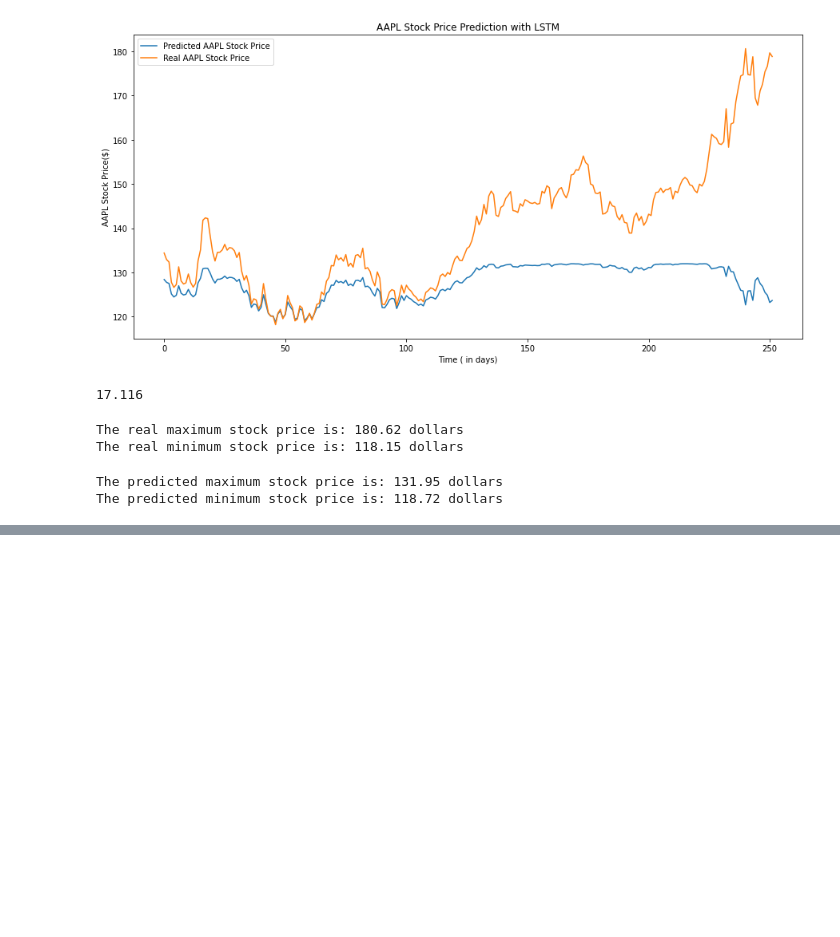
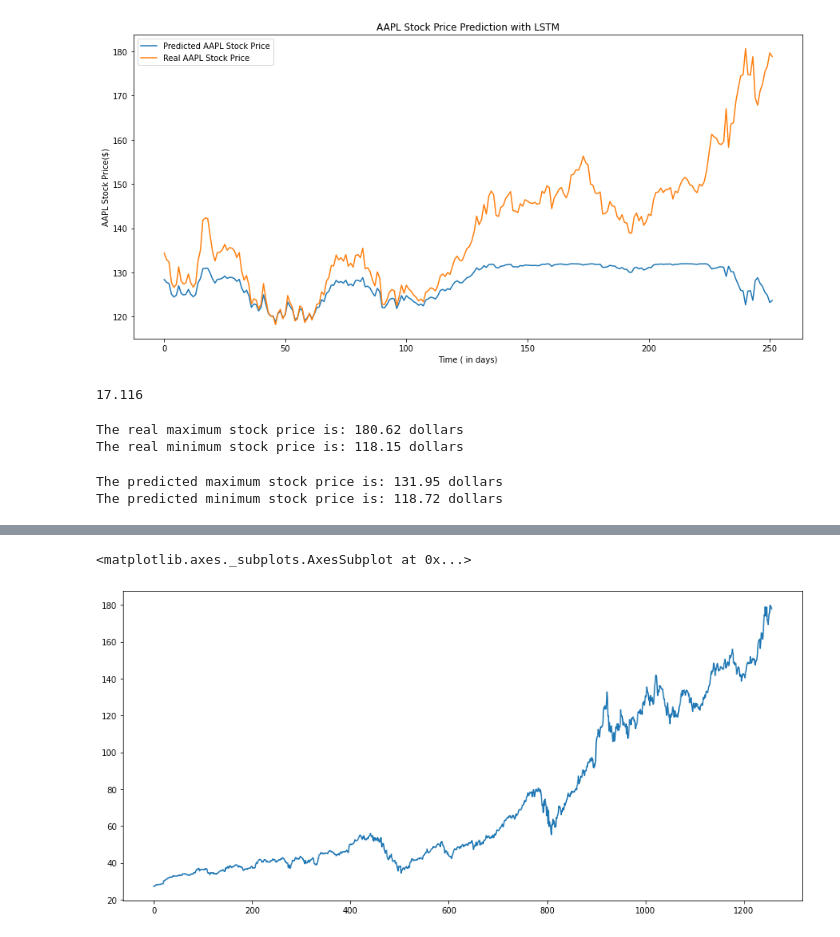
Before and after one commit to ramy-git/Prediction_Stock_Market, a Jupyter notebook: RamyT_MustaphaB_StockPredicting.ipynb, the cells around one changed output, grey strips where cells are left out. Drawn from its saved outputs; the diff is of its cells as text; code cells hidden in the pictures; blank space fills up the shorter version.

```diff
--- a/RamyT_MustaphaB_StockPredicting.ipynb
+++ b/RamyT_MustaphaB_StockPredicting.ipynb
@@ -884,0 +890,7 @@ The LSTM's accuracy in predicting the stock price is: 92.2%
+# %%
+# Data Preprocessing :
+# load data
+company="AAPL"
+stocks = yf.Ticker(company)
+df=stocks.history(start='2017-01-01', end='2021-12-31', actions=False)
+df = df.reset_index()
@@ -884,0 +908,7 @@ The LSTM's accuracy in predicting the stock price is: 92.2%
+# %%
+# Closing Price
+df1 = df['Close']
+df['Close'].plot()
+# %% [output]
+<matplotlib.axes._subplots.AxesSubplot at 0x...>
+[figure, added]
```
Also changed, not shown: parts of 47 cells of this notebook.
